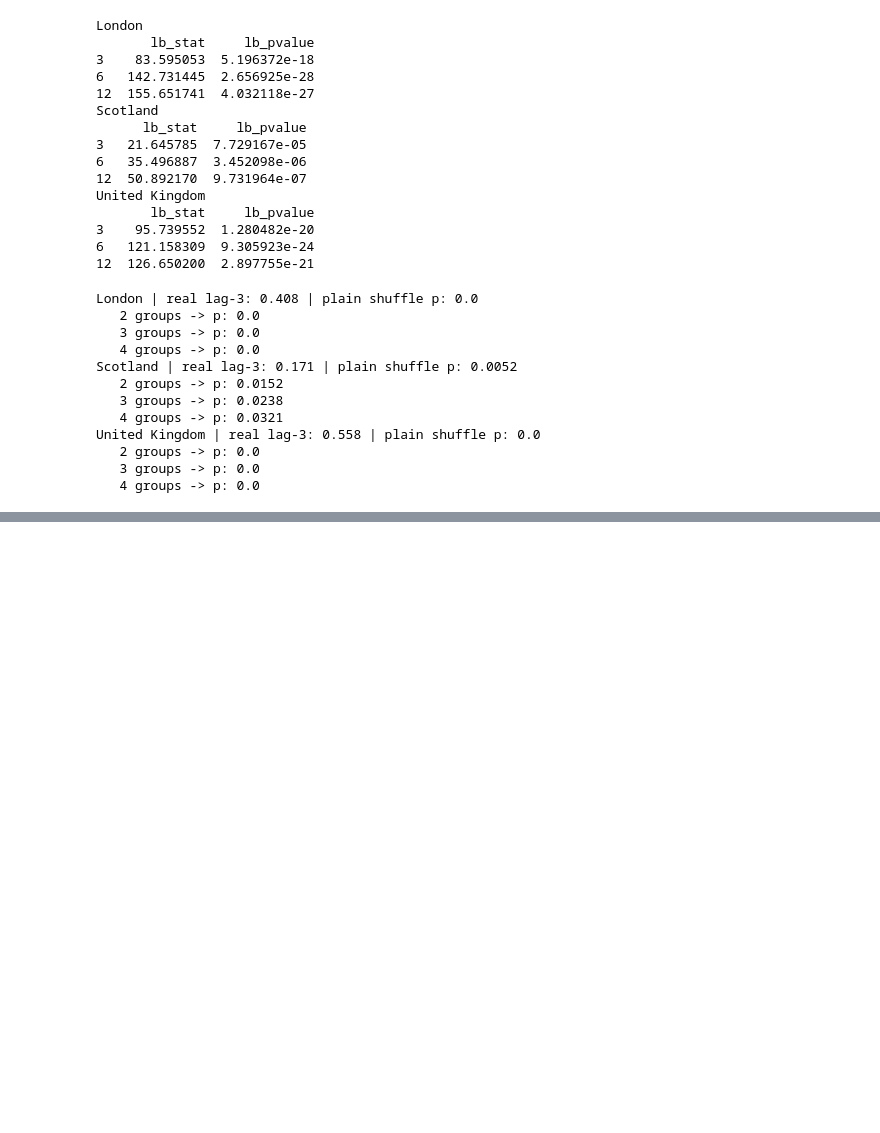
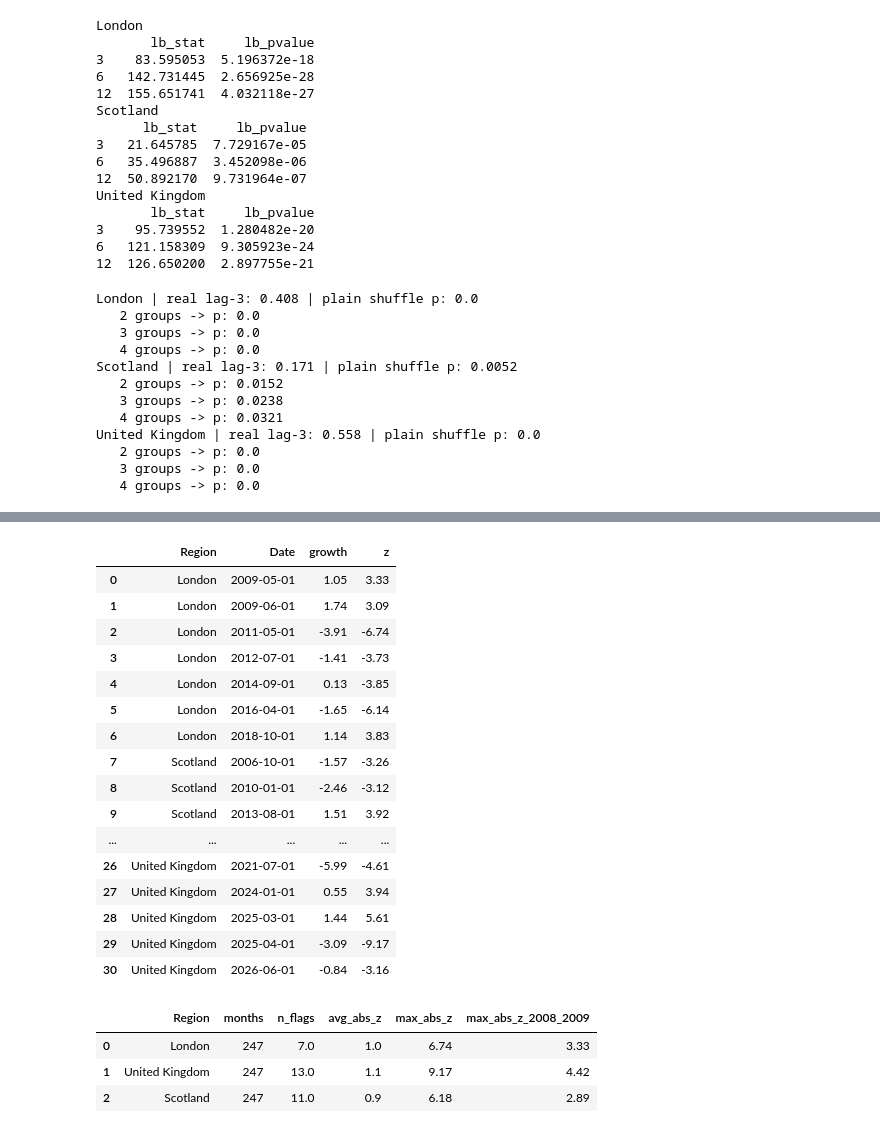
Before and after one commit to alberttrier/uk-house-price-forecasting, a Jupyter notebook: uk_house_prices.ipynb, the cells around one changed output, grey strips where cells are left out. Cells and saved outputs as stored; diff of their text form; code cells hidden in the pictures; blank space fills up the shorter version.

```diff
--- a/uk_house_prices.ipynb
+++ b/uk_house_prices.ipynb
@@ -163,0 +334,58 @@ United Kingdom | real lag-3: 0.558 | plain shuffle p: 0.0
+# %%
+z = duckdb.sql("""
+    WITH stats AS (
+        SELECT Region, Date, Growth,
+            AVG(Growth)         OVER w AS avg12,
+            STDDEV_SAMP(Growth) OVER w AS sd12,
+            COUNT(Growth)       OVER w AS n_past
+    FROM growth_long
+    WINDOW w AS (PARTITION BY Region ORDER BY Date
+        ROWS BETWEEN 12 PRECEDING AND 1 PRECEDING)
+)
+SELECT Region, Date, Growth,
+    (Growth - avg12) / sd12       AS z,
+    ABS((Growth - avg12) / sd12) > 3 AS flagged
+    FROM stats
+    WHERE n_past = 12
+""").df()
+
+duckdb.sql("""
+    SELECT Region, Date, ROUND(Growth, 2) AS growth, ROUND(z, 2) AS z
+    FROM z
+    WHERE flagged
+    ORDER BY Region, Date
+""").df()
+# %% [output]
+|  | Region | Date | growth | z |
+| 0 | London | 2009-05-01 | 1.05 | 3.33 |
+| 1 | London | 2009-06-01 | 1.74 | 3.09 |
+| 2 | London | 2011-05-01 | -3.91 | -6.74 |
+| 3 | London | 2012-07-01 | -1.41 | -3.73 |
+| 4 | London | 2014-09-01 | 0.13 | -3.85 |
+| 5 | London | 2016-04-01 | -1.65 | -6.14 |
+| 6 | London | 2018-10-01 | 1.14 | 3.83 |
+| 7 | Scotland | 2006-10-01 | -1.57 | -3.26 |
+| 8 | Scotland | 2010-01-01 | -2.46 | -3.12 |
+| 9 | Scotland | 2013-08-01 | 1.51 | 3.92 |
+| ... | ... | ... | ... | ... |
+| 26 | United Kingdom | 2021-07-01 | -5.99 | -4.61 |
+| 27 | United Kingdom | 2024-01-01 | 0.55 | 3.94 |
+| 28 | United Kingdom | 2025-03-01 | 1.44 | 5.61 |
+| 29 | United Kingdom | 2025-04-01 | -3.09 | -9.17 |
+| 30 | United Kingdom | 2026-06-01 | -0.84 | -3.16 |
+# %%
+duckdb.sql("""
+SELECT Region,
+    COUNT(*)                                 AS months,
+    SUM(CASE WHEN flagged THEN 1 ELSE 0 END) AS n_flags,
+    ROUND(AVG(ABS(z)), 2)                    AS avg_abs_z,
+    ROUND(MAX(ABS(z)), 2)                    AS max_abs_z,
+    ROUND(MAX(CASE WHEN YEAR(Date) IN (2008, 2009) THEN ABS(z) END), 2) AS max_abs_z_2008_2009
+  FROM z
+  GROUP BY Region
+""").df()
+# %% [output]
+|  | Region | months | n_flags | avg_abs_z | max_abs_z | max_abs_z_2008_2009 |
+| 0 | London | 247 | 7.0 | 1.0 | 6.74 | 3.33 |
+| 1 | United Kingdom | 247 | 13.0 | 1.1 | 9.17 | 4.42 |
+| 2 | Scotland | 247 | 11.0 | 0.9 | 6.18 | 2.89 |
```
Also changed, not shown: parts of 8 cells of this notebook.
